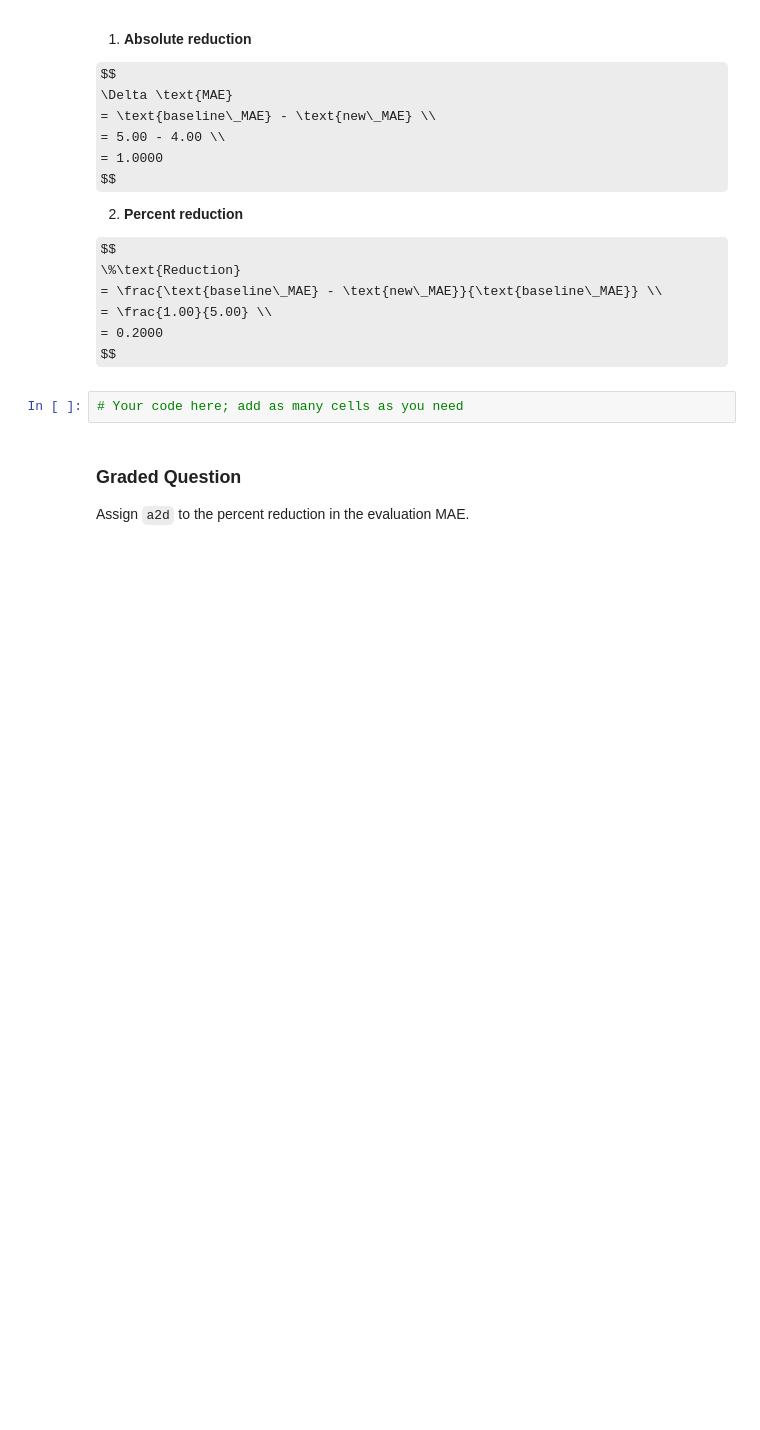
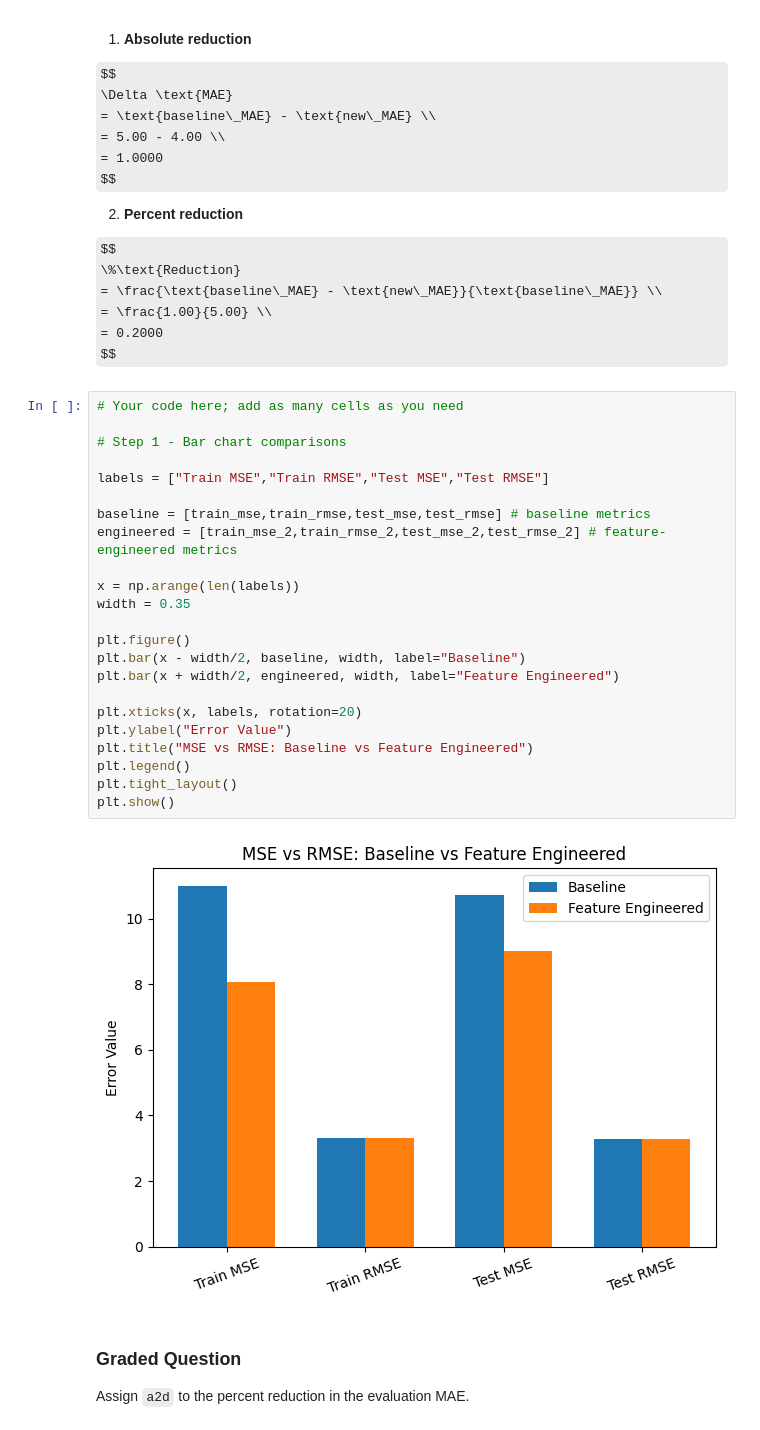
Before and after one commit to andre-bu-gitdev/ML_Fundamentals_dx603, a Jupyter notebook: Homework_03.ipynb, the cells around one changed output. Saved outputs shown, nothing was run; the diff lists cells and outputs as text; some formulas as TeX source; blank space fills up the shorter version.

```diff
--- a/Homework_03.ipynb
+++ b/Homework_03.ipynb
@@ -797,6 +797,29 @@ $$
 $$
 # %%
 # Your code here; add as many cells as you need
+
+# Step 1 - Bar chart comparisons
+
+labels = ["Train MSE","Train RMSE","Test MSE","Test RMSE"]
+
+baseline = [train_mse,train_rmse,test_mse,test_rmse] # baseline metrics
+engineered = [train_mse_2,train_rmse_2,test_mse_2,test_rmse_2] # feature-engineered metrics
+
+x = np.arange(len(labels))
+width = 0.35
+
+plt.figure()
+plt.bar(x - width/2, baseline, width, label="Baseline")
+plt.bar(x + width/2, engineered, width, label="Feature Engineered")
+
+plt.xticks(x, labels, rotation=20)
+plt.ylabel("Error Value")
+plt.title("MSE vs RMSE: Baseline vs Feature Engineered")
+plt.legend()
+plt.tight_layout()
+plt.show()
+# %% [output]
+[figure, added]
 # %% [markdown]
 ### Graded Question
 
```
